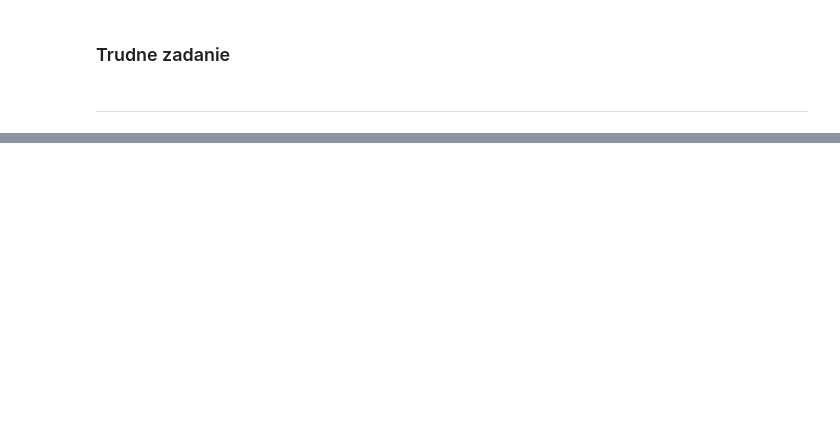
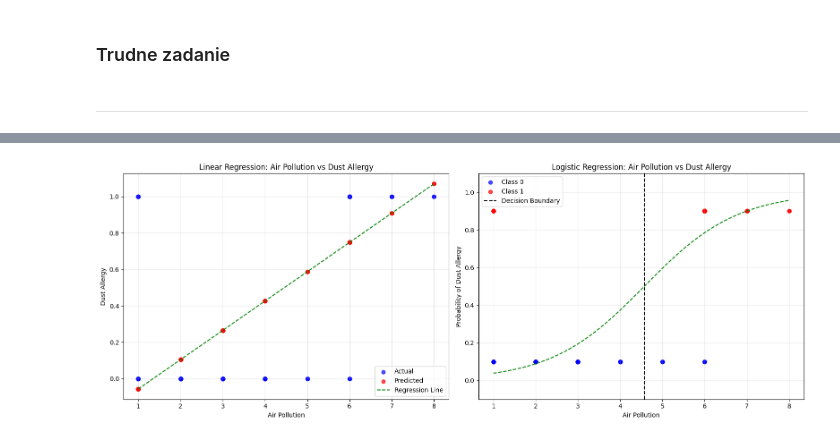
Before and after one commit to asucha/ai4b, a Jupyter notebook: aSucha_zadPoz_aiDev_AI4B.ipynb, the cells around one changed output, grey strips where cells are left out. Drawn from its saved outputs; the diff is of its cells as text; code cells hidden in the pictures; blank space fills up the shorter version.

```diff
--- a/aSucha_zadPoz_aiDev_AI4B.ipynb
+++ b/aSucha_zadPoz_aiDev_AI4B.ipynb
@@ -109,0 +306,44 @@ df.describe()
+# %%
+# Wizualizacja modeli
+
+fig, (ax1, ax2) = plt.subplots(1, 2, figsize=(16, 6))
+
+# Graf 1.
+ax1.scatter(X_test, y_test, color='blue', alpha=0.7, label='Actual')
+ax1.scatter(X_test, y_pred, color='red', alpha=0.7, label='Predicted')
+
+X_line = np.linspace(X_test.min(), X_test.max(), 100).reshape(-1, 1)
+X_line_scaled = scaler.transform(X_line)
+y_line = model.predict(X_line_scaled)
+ax1.plot(X_line, y_line, color='green', linestyle='--', label='Regression Line')
+
+ax1.set_xlabel('Air Pollution')
+ax1.set_ylabel('Dust Allergy')
+ax1.set_title('Linear Regression: Air Pollution vs Dust Allergy')
+ax1.legend()
+ax1.grid(True, alpha=0.3)
+
+# Graf 2.
+ax2.scatter(X_test[y_test == 0]['Air Pollution'], [0.1] * sum(y_test == 0), color='blue', label='Class 0', alpha=0.7)
+ax2.scatter(X_test[y_test == 1]['Air Pollution'], [0.9] * sum(y_test == 1), color='red', label='Class 1', alpha=0.7)
+
+X_line = np.linspace(X_test.min(), X_test.max(), 100).reshape(-1, 1)
+X_line_scaled = scaler.transform(X_line)
+y_proba = clf.predict_proba(X_line_scaled)[:, 1]
+ax2.plot(X_line, y_proba, color='green', linestyle='--')
+
+decision_boundary = -clf.intercept_[0] / clf.coef_[0][0]
+decision_boundary = scaler.inverse_transform([[decision_boundary, 0]])[0][0]
+ax2.axvline(x=decision_boundary, color='black', linestyle='--', label='Decision Boundary')
+
+ax2.set_xlabel('Air Pollution')
+ax2.set_ylabel('Probability of Dust Allergy')
+ax2.set_title('Logistic Regression: Air Pollution vs Dust Allergy')
+ax2.set_ylim(-0.1, 1.1)
+ax2.legend()
+ax2.grid(True, alpha=0.3)
+
+plt.tight_layout()
+plt.show()
+# %% [output]
+[figure, added]
```
Also changed, not shown: parts of 13 cells of this notebook.
